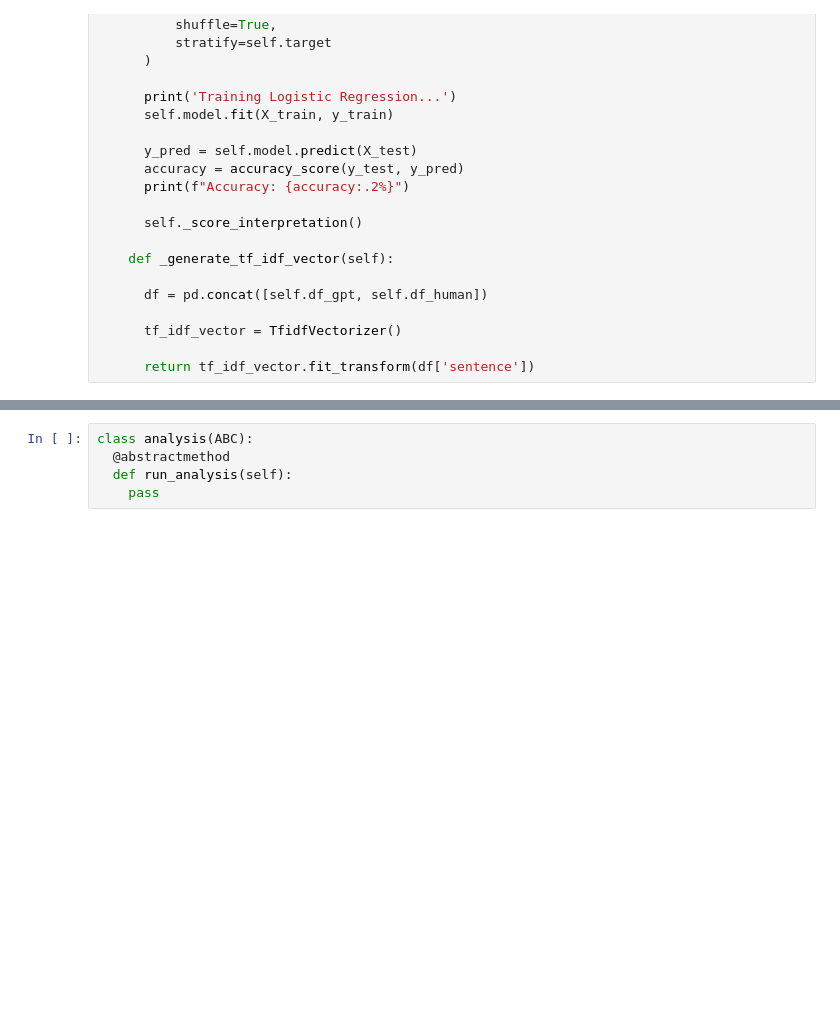
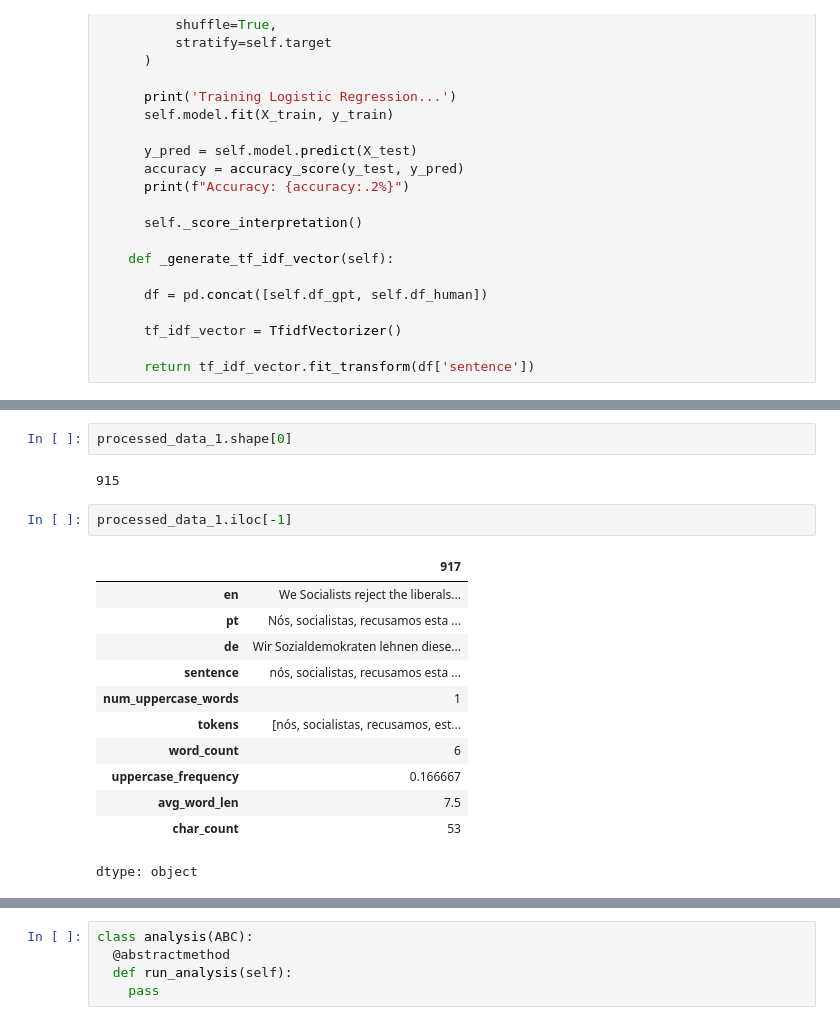
Before and after one commit to simply-logical/mlbook_ii_notebooks, a Jupyter notebook: Data_Visualization.ipynb, the cells around one changed output, grey strips where cells are left out. Drawn from its saved outputs; the diff is of its cells as text; blank space fills up the shorter version.

```diff
--- a/Data_Visualization.ipynb
+++ b/Data_Visualization.ipynb
@@ -811,0 +982,19 @@ class HelloSimpleAIClassification(Classification):
+# %%
+processed_data_1.shape[0]
+# %% [output]
+915
+# %%
+processed_data_1.iloc[-1]
+# %% [output]
+|  | 917 |
+| en | We Socialists reject the liberals... |
+| pt | Nós, socialistas, recusamos esta ... |
+| de | Wir Sozialdemokraten lehnen diese... |
+| sentence | nós, socialistas, recusamos esta ... |
+| num_uppercase_words | 1 |
+| tokens | [nós, socialistas, recusamos, est... |
+| word_count | 6 |
+| uppercase_frequency | 0.166667 |
+| avg_word_len | 7.5 |
+| char_count | 53 |
+dtype: object
```
Also changed, not shown: parts of 7 cells of this notebook.
